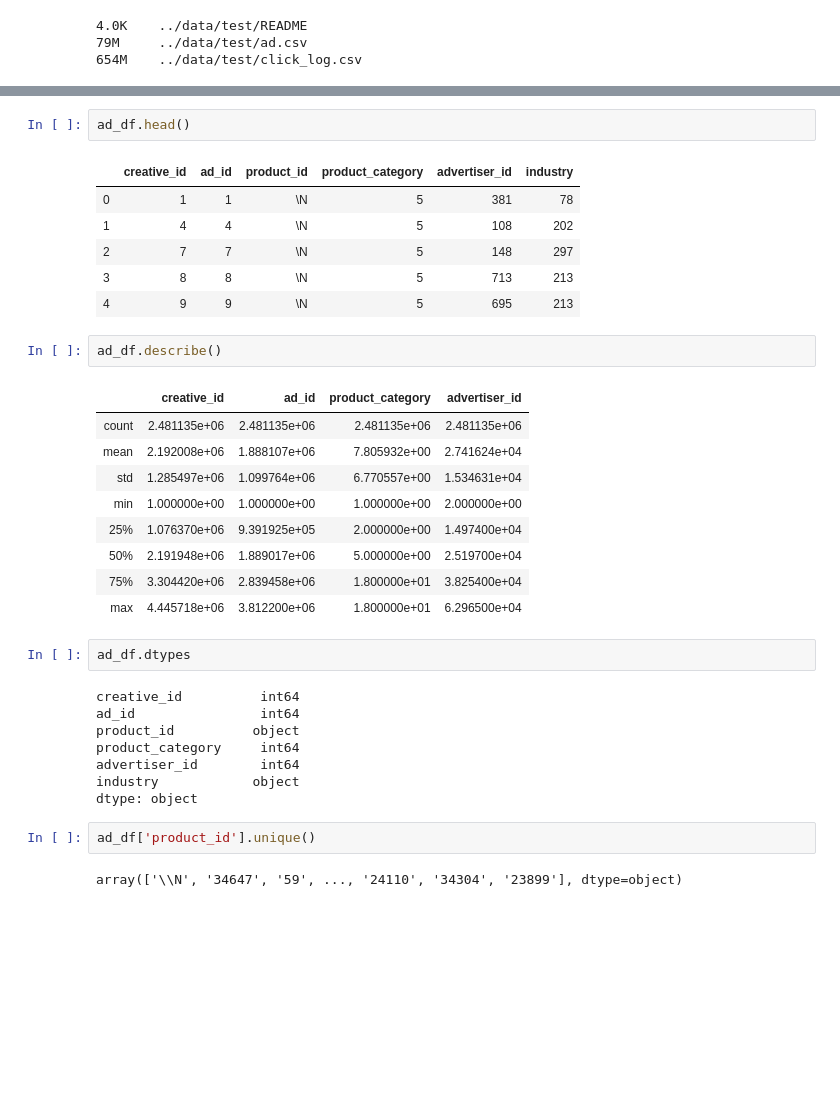
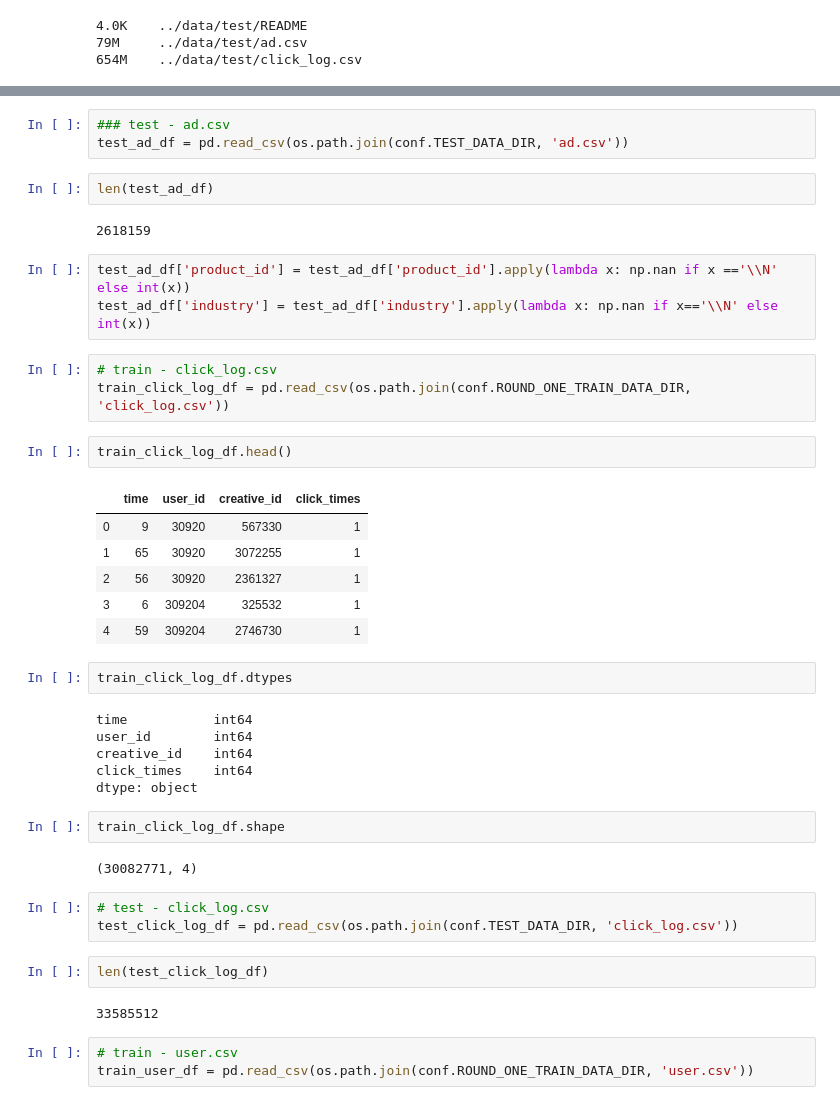
Before and after one commit to DevinWang23/tencent_2020_ad_competition, a Jupyter notebook: jupyter_notebook/data_reformat.ipynb, the cells around one changed output, grey strips where cells are left out. Cells and saved outputs as stored; diff of their text form; blank space fills up the shorter version.

```diff
--- a/jupyter_notebook/data_reformat.ipynb
+++ b/jupyter_notebook/data_reformat.ipynb
@@ -59,35 +150,44 @@ ad_df = pd.read_csv(os.path.join(conf.ROUND_ONE_TRAIN_DATA_DIR, 'ad.csv'))
+# %%
+### test - ad.csv
+test_ad_df = pd.read_csv(os.path.join(conf.TEST_DATA_DIR, 'ad.csv'))
+# %%
+len(test_ad_df)
+# %% [output]
+2618159
+# %%
+test_ad_df['product_id'] = test_ad_df['product_id'].apply(lambda x: np.nan if x =='\\N' else int(x))
+test_ad_df['industry'] = test_ad_df['industry'].apply(lambda x: np.nan if x=='\\N' else int(x))
+# %%
+# train - click_log.csv
+train_click_log_df = pd.read_csv(os.path.join(conf.ROUND_ONE_TRAIN_DATA_DIR, 'click_log.csv'))
 # %%
-ad_df.head()
+train_click_log_df.head()
 # %% [output]
-|  | creative_id | ad_id | product_id | product_category | advertiser_id | industry |
-| 0 | 1 | 1 | \N | 5 | 381 | 78 |
-| 1 | 4 | 4 | \N | 5 | 108 | 202 |
-| 2 | 7 | 7 | \N | 5 | 148 | 297 |
-| 3 | 8 | 8 | \N | 5 | 713 | 213 |
-| 4 | 9 | 9 | \N | 5 | 695 | 213 |
+|  | time | user_id | creative_id | click_times |
+| 0 | 9 | 30920 | 567330 | 1 |
+| 1 | 65 | 30920 | 3072255 | 1 |
+| 2 | 56 | 30920 | 2361327 | 1 |
+| 3 | 6 | 309204 | 325532 | 1 |
+| 4 | 59 | 309204 | 2746730 | 1 |
-# %%
-ad_df.describe()
-# %% [output]
-|  | creative_id | ad_id | product_category | advertiser_id |
-| count | 2.481135e+06 | 2.481135e+06 | 2.481135e+06 | 2.481135e+06 |
-| mean | 2.192008e+06 | 1.888107e+06 | 7.805932e+00 | 2.741624e+04 |
-| std | 1.285497e+06 | 1.099764e+06 | 6.770557e+00 | 1.534631e+04 |
-| min | 1.000000e+00 | 1.000000e+00 | 1.000000e+00 | 2.000000e+00 |
-| 25% | 1.076370e+06 | 9.391925e+05 | 2.000000e+00 | 1.497400e+04 |
-| 50% | 2.191948e+06 | 1.889017e+06 | 5.000000e+00 | 2.519700e+04 |
-| 75% | 3.304420e+06 | 2.839458e+06 | 1.800000e+01 | 3.825400e+04 |
-| max | 4.445718e+06 | 3.812200e+06 | 1.800000e+01 | 6.296500e+04 |
 # %%
-ad_df.dtypes
+train_click_log_df.dtypes
 # %% [output]
-creative_id          int64
-ad_id                int64
-product_id          object
-product_category     int64
-advertiser_id        int64
-industry            object
+time           int64
+user_id        int64
+creative_id    int64
+click_times    int64
 dtype: object
-# %%
-ad_df['product_id'].unique()
-# %% [output]
-array(['\\N', '34647', '59', ..., '24110', '34304', '23899'], dtype=object)
+# %%
+train_click_log_df.shape
+# %% [output]
+(30082771, 4)
+# %%
+# test - click_log.csv
+test_click_log_df = pd.read_csv(os.path.join(conf.TEST_DATA_DIR, 'click_log.csv'))
+# %%
+len(test_click_log_df)
+# %% [output]
+33585512
+# %%
+# train - user.csv
+train_user_df = pd.read_csv(os.path.join(conf.ROUND_ONE_TRAIN_DATA_DIR, 'user.csv'))
```
Also changed, not shown: parts of 41 cells of this notebook, 11 other files.
